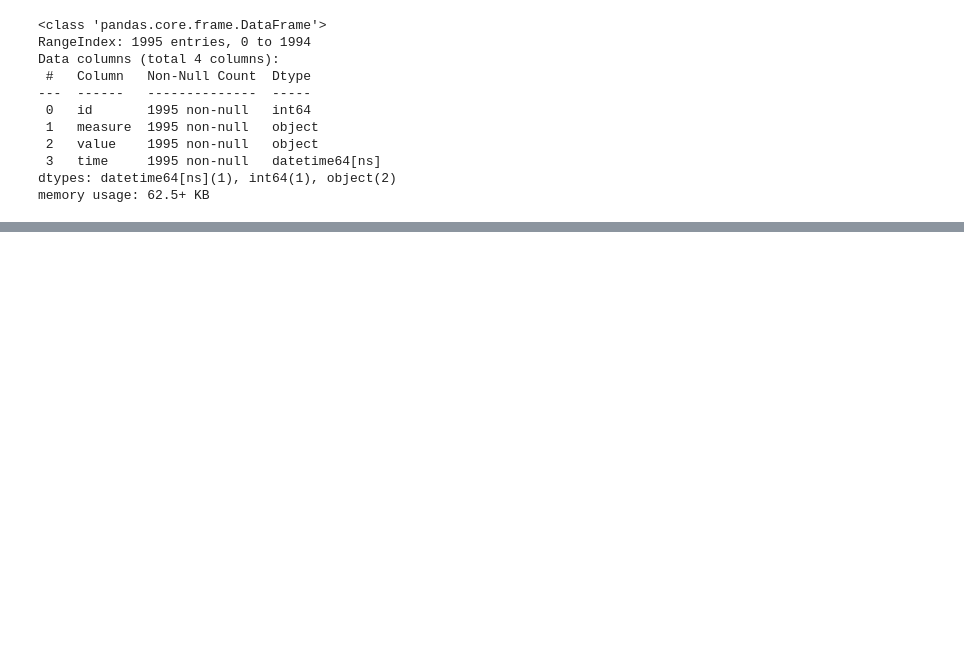
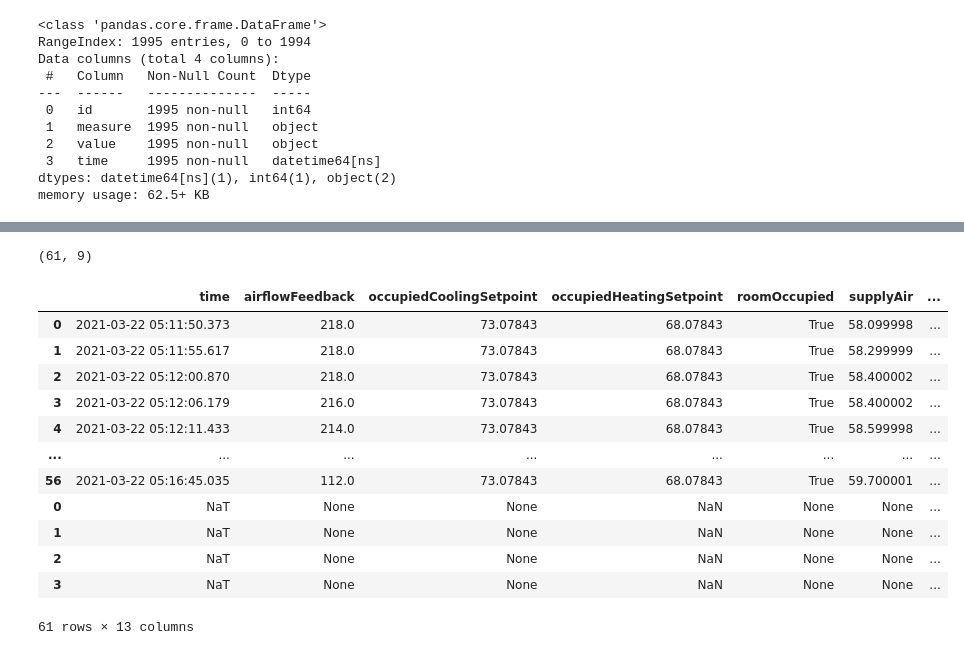
Before and after one commit to dlaredorazo/hvac_aws, a Jupyter notebook: anomaly_detection/Untitled.ipynb, the cells around one changed output, grey strips where cells are left out. Saved outputs shown, nothing was run; the diff lists cells and outputs as text; code cells hidden in the pictures; blank space fills up the shorter version.

```diff
--- a/anomaly_detection/Untitled.ipynb
+++ b/anomaly_detection/Untitled.ipynb
@@ -154,0 +178,4 @@ pivoted_df.head()
+# %%
+concat_df.shape
+# %% [output]
+(61, 9)
@@ -155 +186,17 @@ pivoted_df.head()
+# %%
+concat_df
+# %% [output]
+|  | time | airflowFeedback | occupiedCoolingSetpoint | occupiedHeatingSetpoint | roomOccupied | supplyAir | ... |
+| 0 | 2021-03-22 05:11:50.373 | 218.0 | 73.07843 | 68.07843 | True | 58.099998 | ... |
+| 1 | 2021-03-22 05:11:55.617 | 218.0 | 73.07843 | 68.07843 | True | 58.299999 | ... |
+| 2 | 2021-03-22 05:12:00.870 | 218.0 | 73.07843 | 68.07843 | True | 58.400002 | ... |
+| 3 | 2021-03-22 05:12:06.179 | 216.0 | 73.07843 | 68.07843 | True | 58.400002 | ... |
+| 4 | 2021-03-22 05:12:11.433 | 214.0 | 73.07843 | 68.07843 | True | 58.599998 | ... |
+| ... | ... | ... | ... | ... | ... | ... | ... |
+| 56 | 2021-03-22 05:16:45.035 | 112.0 | 73.07843 | 68.07843 | True | 59.700001 | ... |
+| 0 | NaT | None | None | NaN | None | None | ... |
+| 1 | NaT | None | None | NaN | None | None | ... |
+| 2 | NaT | None | None | NaN | None | None | ... |
+| 3 | NaT | None | None | NaN | None | None | ... |
+61 rows × 13 columns
 # %%
```
Also changed, not shown: parts of 10 cells of this notebook, 1 other file.
